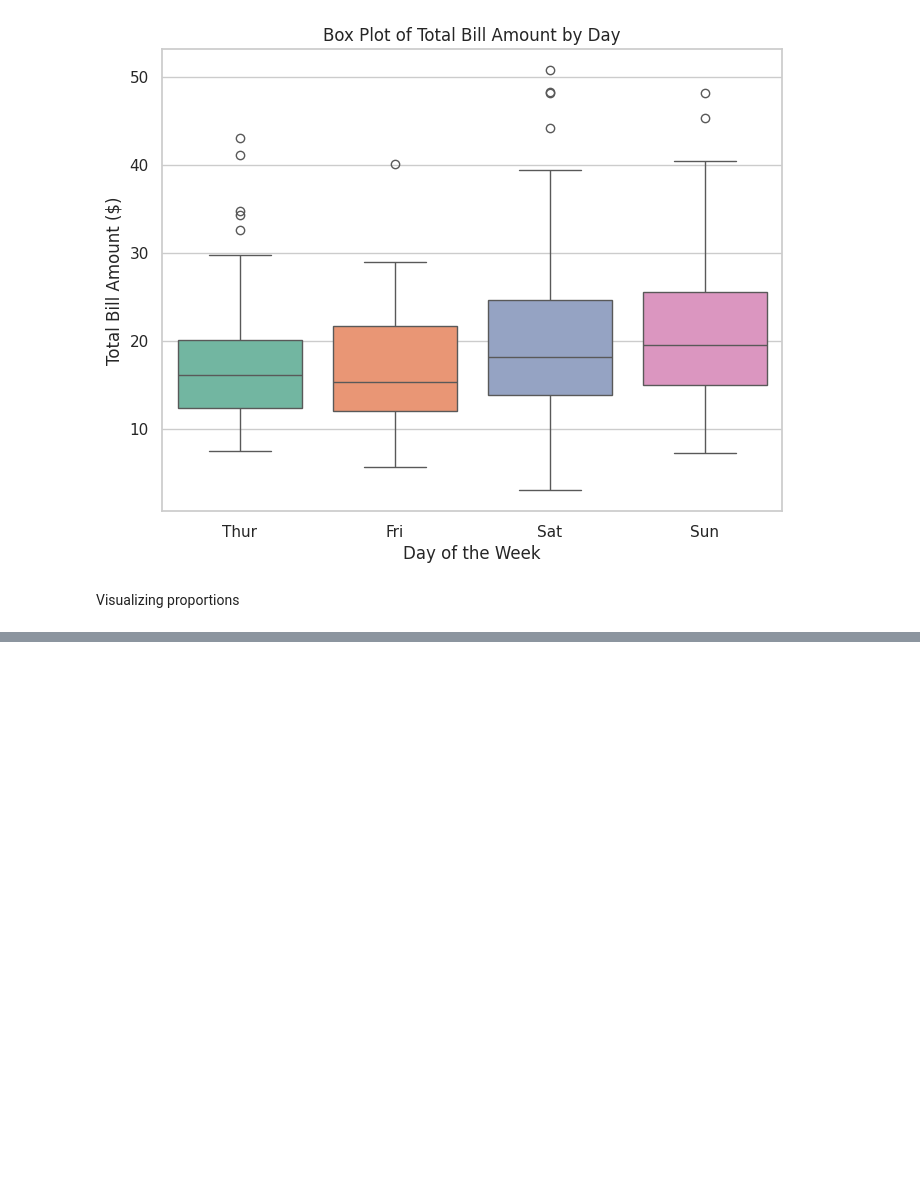
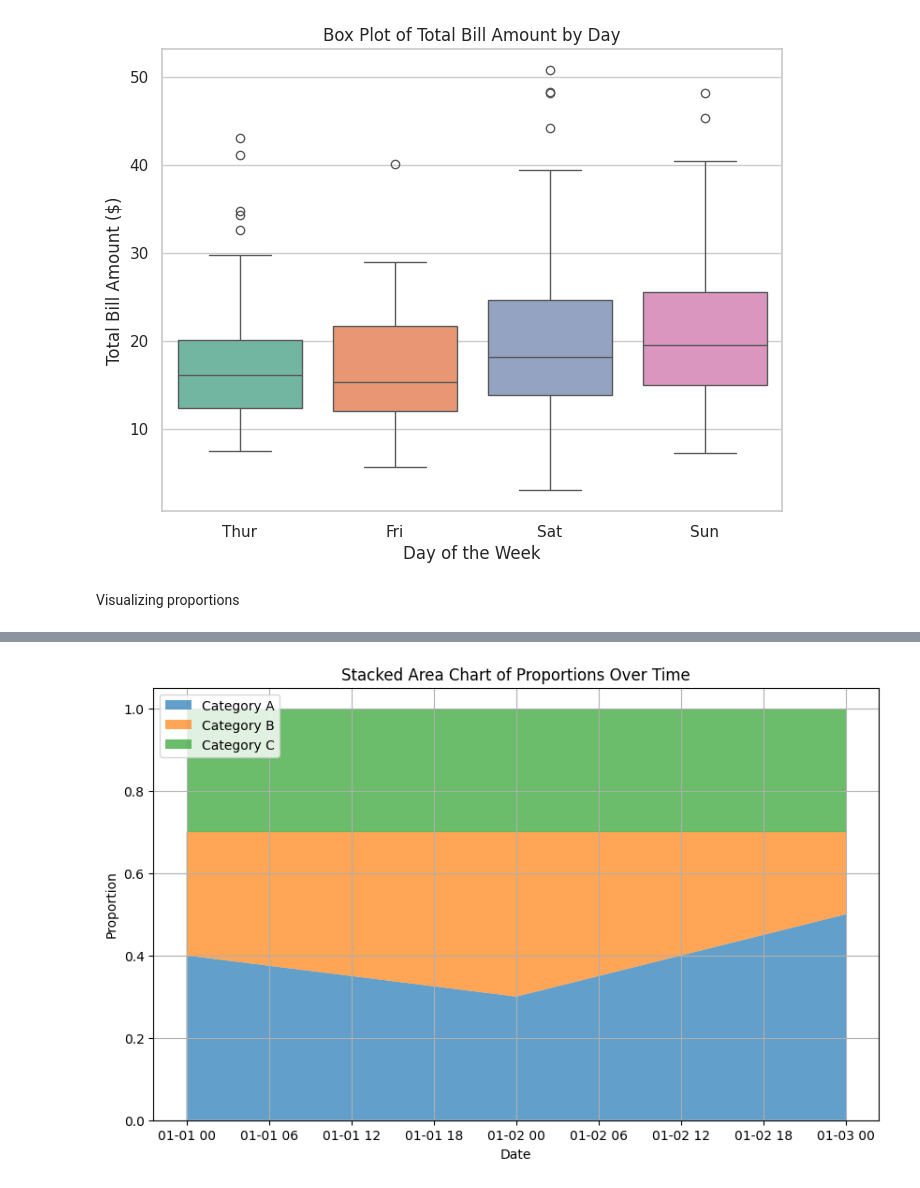
Before and after one commit to harshamalipatil16/ai-ml013, a Jupyter notebook: ai&ml013.ipynb, the cells around one changed output, grey strips where cells are left out. Cells and saved outputs as stored; diff of their text form; code cells hidden in the pictures; blank space fills up the shorter version.

```diff
--- a/ai&ml013.ipynb
+++ b/ai&ml013.ipynb
@@ -1560,0 +1587,20 @@ Visualizing proportions
+# %%
+import matplotlib.pyplot as plt
+import pandas as pd
+data = {'Date': ['2023-01-01', '2023-01-02', '2023-01-03'],
+'Category_A': [0.4, 0.3, 0.5],
+'Category_B': [0.3, 0.4, 0.2],
+'Category_C': [0.3, 0.3, 0.3]}
+df = pd.DataFrame(data)
+df['Date'] = pd.to_datetime(df['Date'])
+plt.figure(figsize=(10, 6))
+plt.stackplot(df['Date'], df['Category_A'], df['Category_B'], df['Category_C'], labels=['Category A',
+'Category B', 'Category C'], alpha=0.7)
+plt.title('Stacked Area Chart of Proportions Over Time')
+plt.xlabel('Date')
+plt.ylabel('Proportion')
+plt.legend(loc='upper left')
+plt.grid(True)
+plt.show()
+# %% [output]
+[figure, added]
```
Also changed, not shown: parts of 6 cells of this notebook.
